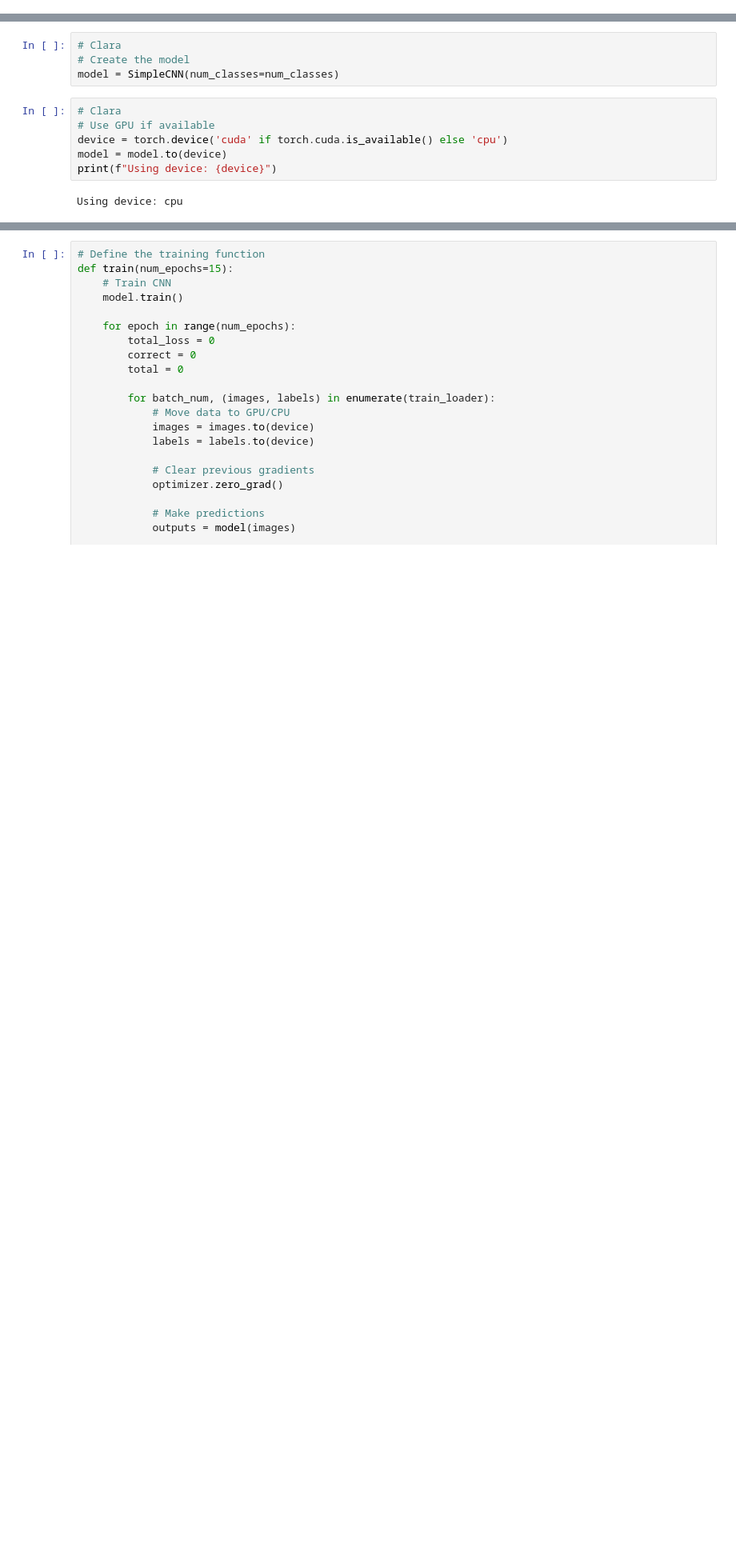
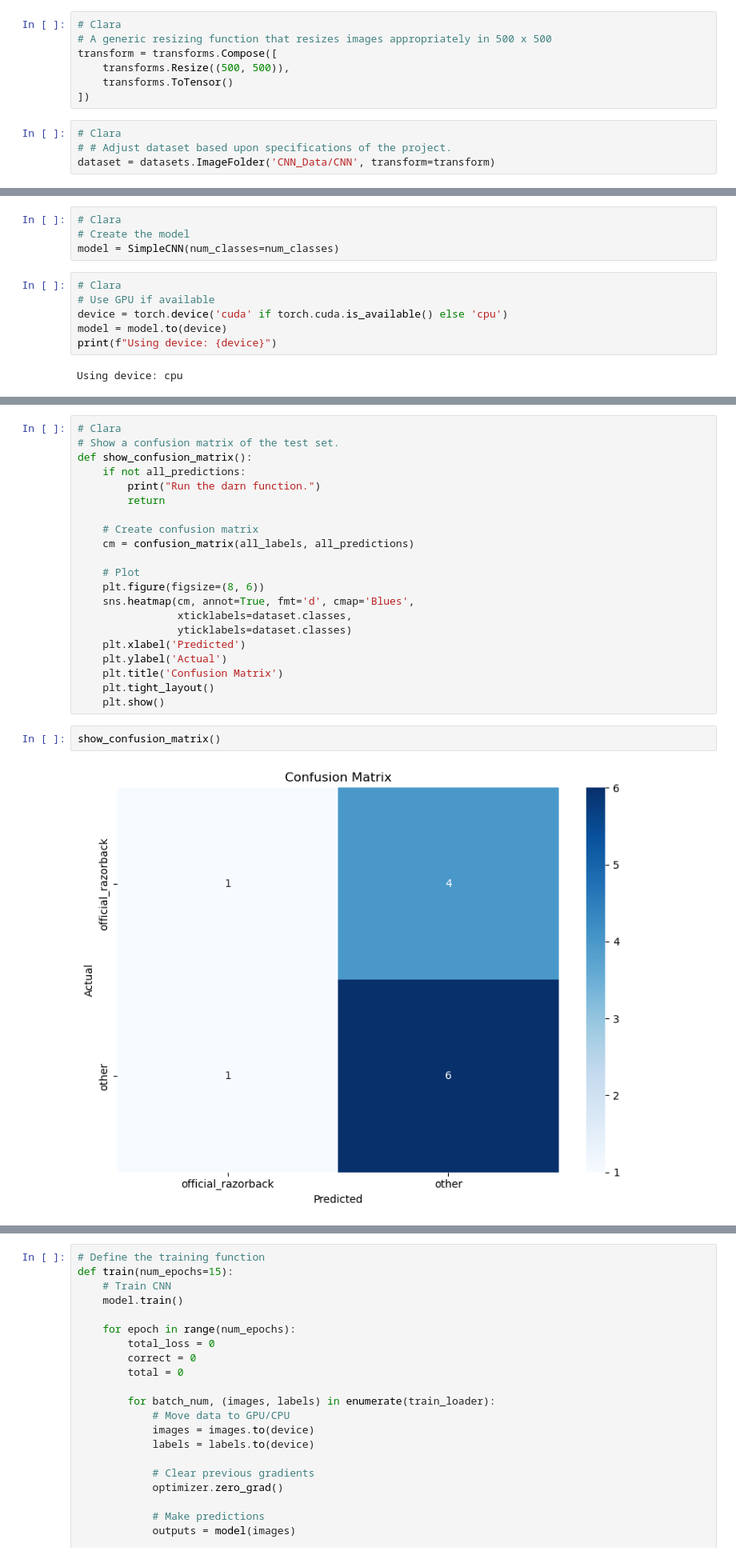
Before and after one commit to EricaCamelopardalis/CNN_Classification, a Jupyter notebook: Hogs_CNN.ipynb, the cells around one changed output, grey strips where cells are left out. Shown: that part at 80% size. Cells and saved outputs as stored; diff of their text form; blank space fills up the shorter version.

```diff
--- a/Hogs_CNN.ipynb
+++ b/Hogs_CNN.ipynb
@@ -104,0 +39,11 @@ def make_loaders(use_normalization: bool):
+# %%
+# Clara
+# A generic resizing function that resizes images appropriately in 500 x 500
+transform = transforms.Compose([
+    transforms.Resize((500, 500)),
+    transforms.ToTensor()
+])
+# %%
+# Clara
+# # Adjust dataset based upon specifications of the project.
+dataset = datasets.ImageFolder('CNN_Data/CNN', transform=transform)
@@ -164,0 +319,25 @@ optimizer = optim.Adam(model.parameters(), lr=0.001)
+# %%
+# Clara
+# Show a confusion matrix of the test set.
+def show_confusion_matrix():
+    if not all_predictions:
+        print("Run the darn function.")
+        return
+
+    # Create confusion matrix
+    cm = confusion_matrix(all_labels, all_predictions)
+
+    # Plot
+    plt.figure(figsize=(8, 6))
+    sns.heatmap(cm, annot=True, fmt='d', cmap='Blues',
+                xticklabels=dataset.classes,
+                yticklabels=dataset.classes)
+    plt.xlabel('Predicted')
+    plt.ylabel('Actual')
+    plt.title('Confusion Matrix')
+    plt.tight_layout()
+    plt.show()
+# %%
+show_confusion_matrix()
+# %% [output]
+[figure, added]
```
Also changed, not shown: parts of 47 cells of this notebook.
